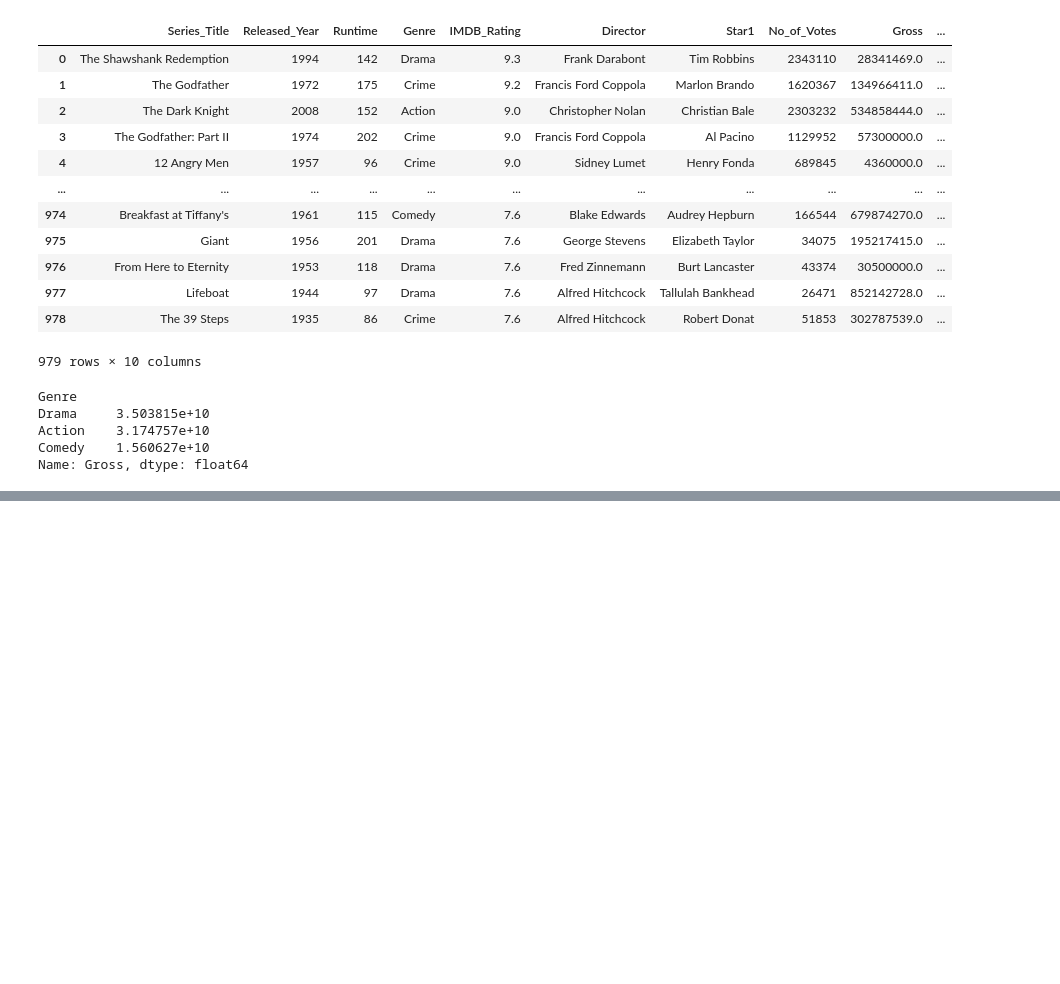
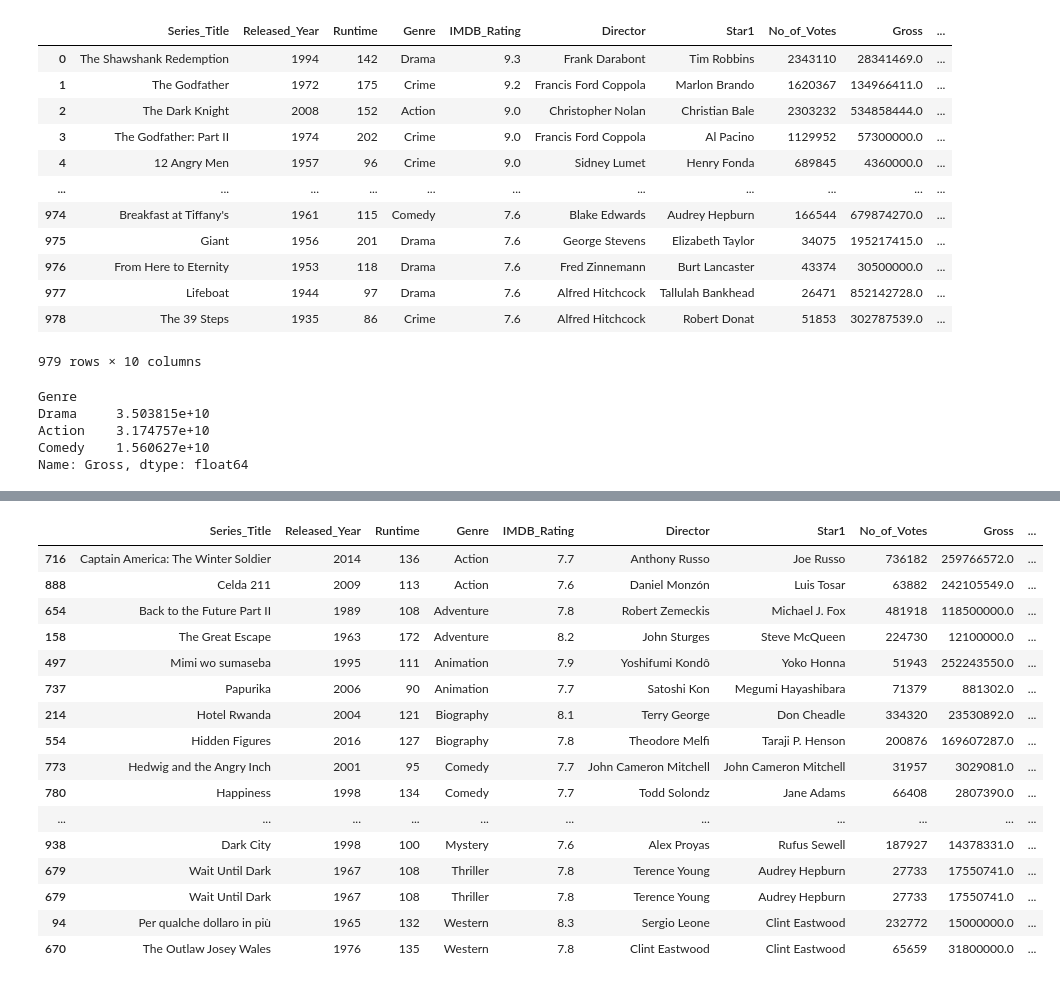
Before and after one commit to ProgramerSalar/Pandas, a Jupyter notebook: groupby_objects.ipynb, the cells around one changed output, grey strips where cells are left out. Cells and saved outputs as stored; diff of their text form; code cells hidden in the pictures; blank space fills up the shorter version.

```diff
--- a/groupby_objects.ipynb
+++ b/groupby_objects.ipynb
@@ -32,0 +185,20 @@ Name: Gross, dtype: float64
+# %%
+genres.sample(2, replace=True)  # create the create copy of which row not have 2 row of movie
+# %% [output]
+|  | Series_Title | Released_Year | Runtime | Genre | IMDB_Rating | Director | Star1 | No_of_Votes | Gross | ... |
+| 716 | Captain America: The Winter Soldier | 2014 | 136 | Action | 7.7 | Anthony Russo | Joe Russo | 736182 | 259766572.0 | ... |
+| 888 | Celda 211 | 2009 | 113 | Action | 7.6 | Daniel Monzón | Luis Tosar | 63882 | 242105549.0 | ... |
+| 654 | Back to the Future Part II | 1989 | 108 | Adventure | 7.8 | Robert Zemeckis | Michael J. Fox | 481918 | 118500000.0 | ... |
+| 158 | The Great Escape | 1963 | 172 | Adventure | 8.2 | John Sturges | Steve McQueen | 224730 | 12100000.0 | ... |
+| 497 | Mimi wo sumaseba | 1995 | 111 | Animation | 7.9 | Yoshifumi Kondô | Yoko Honna | 51943 | 252243550.0 | ... |
+| 737 | Papurika | 2006 | 90 | Animation | 7.7 | Satoshi Kon | Megumi Hayashibara | 71379 | 881302.0 | ... |
+| 214 | Hotel Rwanda | 2004 | 121 | Biography | 8.1 | Terry George | Don Cheadle | 334320 | 23530892.0 | ... |
+| 554 | Hidden Figures | 2016 | 127 | Biography | 7.8 | Theodore Melfi | Taraji P. Henson | 200876 | 169607287.0 | ... |
+| 773 | Hedwig and the Angry Inch | 2001 | 95 | Comedy | 7.7 | John Cameron Mitchell | John Cameron Mitchell | 31957 | 3029081.0 | ... |
+| 780 | Happiness | 1998 | 134 | Comedy | 7.7 | Todd Solondz | Jane Adams | 66408 | 2807390.0 | ... |
+| ... | ... | ... | ... | ... | ... | ... | ... | ... | ... | ... |
+| 938 | Dark City | 1998 | 100 | Mystery | 7.6 | Alex Proyas | Rufus Sewell | 187927 | 14378331.0 | ... |
+| 679 | Wait Until Dark | 1967 | 108 | Thriller | 7.8 | Terence Young | Audrey Hepburn | 27733 | 17550741.0 | ... |
+| 679 | Wait Until Dark | 1967 | 108 | Thriller | 7.8 | Terence Young | Audrey Hepburn | 27733 | 17550741.0 | ... |
+| 94 | Per qualche dollaro in più | 1965 | 132 | Western | 8.3 | Sergio Leone | Clint Eastwood | 232772 | 15000000.0 | ... |
+| 670 | The Outlaw Josey Wales | 1976 | 135 | Western | 7.8 | Clint Eastwood | Clint Eastwood | 65659 | 31800000.0 | ... |
```
Also changed, not shown: parts of 15 cells of this notebook, 1 other file.
